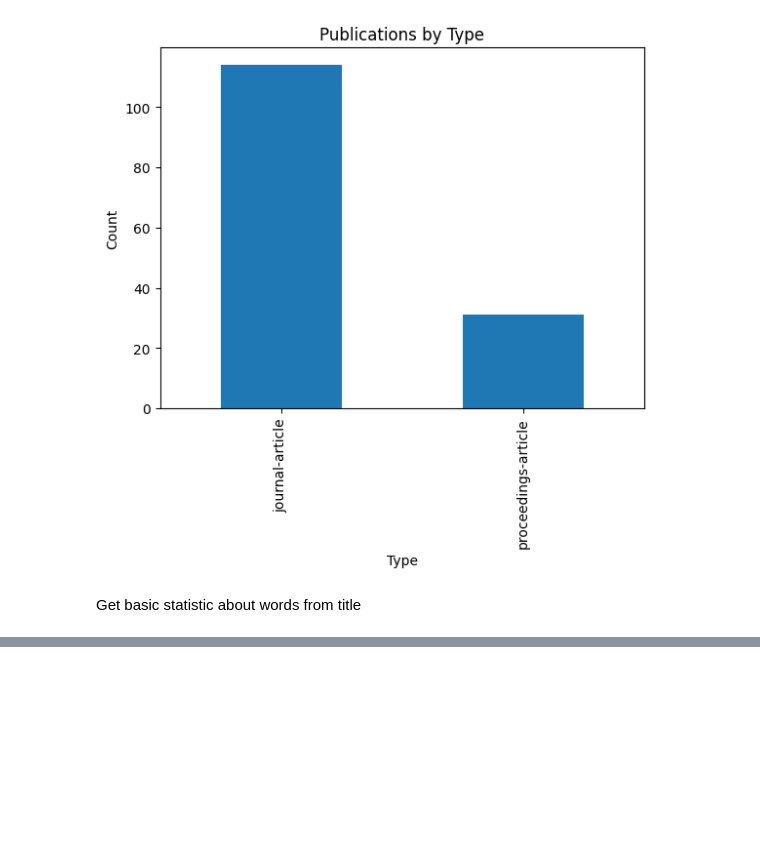
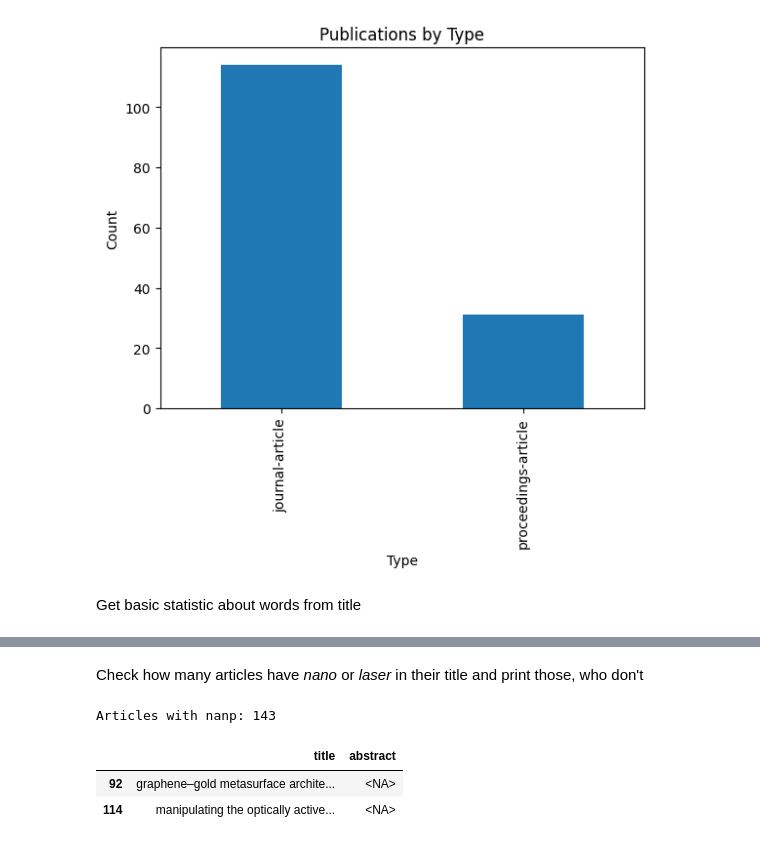
Before and after one commit to Kaldarinz/artfinder, a Jupyter notebook: crossref_base_analysis.ipynb, the cells around one changed output, grey strips where cells are left out. Drawn from its saved outputs; the diff is of its cells as text; code cells hidden in the pictures; blank space fills up the shorter version.

```diff
--- a/cross_ref_tests.ipynb
+++ b/crossref_base_analysis.ipynb
@@ -146,0 +135,11 @@ work['title']
+# %% [markdown]
+Check how many articles have *nano* or *laser* in their title and print those, who don't
+# %%
+nps_laser = df_abl[df_abl['title'].str.contains(r'\b\w*nano\w*\b|\b\w*laser\w*\b')]
+print('Articles with nanp:', nps_laser['doi'].count())
+df_abl[~df_abl['doi'].isin(nps_laser['doi'])][['title', 'abstract']]
+# %% [output]
+Articles with nanp: 143
+|  | title | abstract |
+| 92 | graphene–gold metasurface archite... | <NA> |
+| 114 | manipulating the optically active... | <NA> |
```
Also changed, not shown: parts of 16 cells of this notebook, 1 other file.
